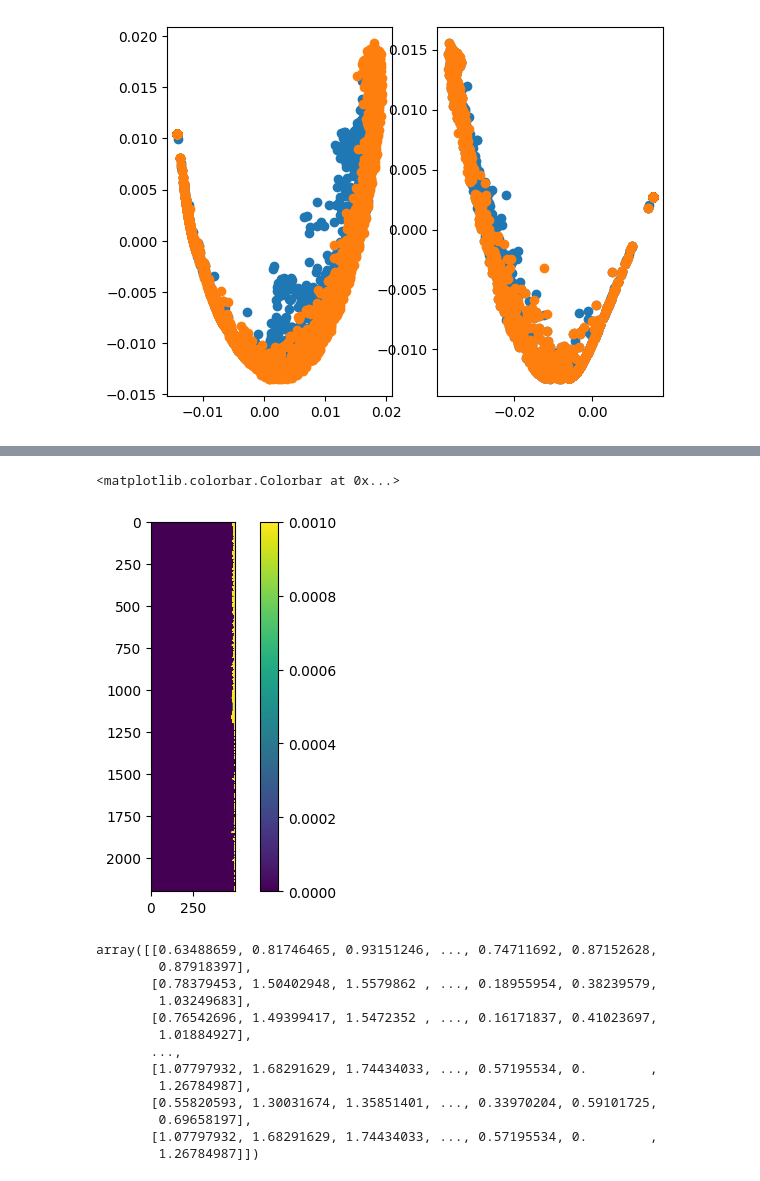
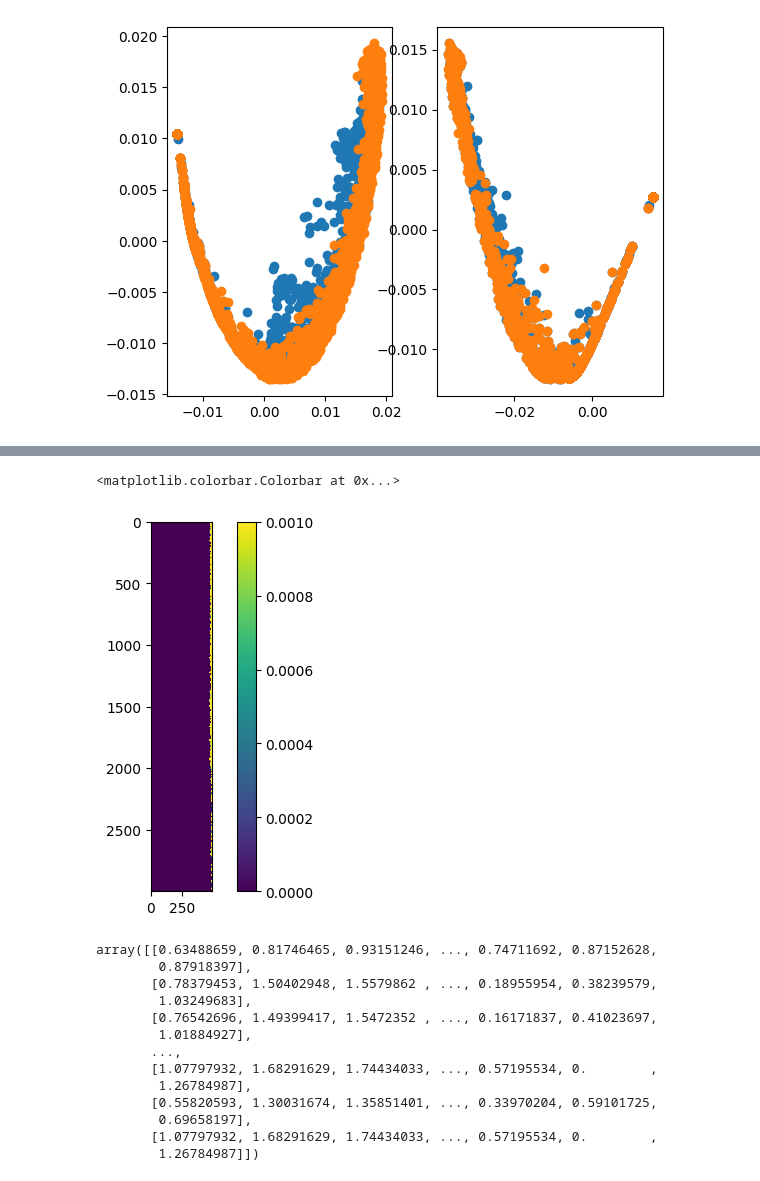
Before and after one commit to asmuzsoy/galaxy-manifolds, a Jupyter notebook: optimal_transport_test.ipynb, the cells around one changed output, grey strips where cells are left out. Saved outputs shown, nothing was run; the diff lists cells and outputs as text; code cells hidden in the pictures.

```diff
--- a/optimal_transport_test.ipynb
+++ b/optimal_transport_test.ipynb
@@ -477,9 +492,9 @@ plt.show()
 # %%
-plt.imshow(sorted_vectors1[:,-500:], vmax = 0.001)
+plt.imshow(sorted_vectors2[:,-500:], vmax = 0.001)
 plt.colorbar()
 # %% [output]
 <matplotlib.colorbar.Colorbar at 0x...>
-[figure, old version]
+[figure, new version]
 # %%
 def cost_matrix_neighborhoods(sorted_distance_vectors1, sorted_distance_vectors2):
     num_vectors1 = len(sorted_distance_vectors1[0])
```
Also changed, not shown: parts of 6 cells of this notebook.
